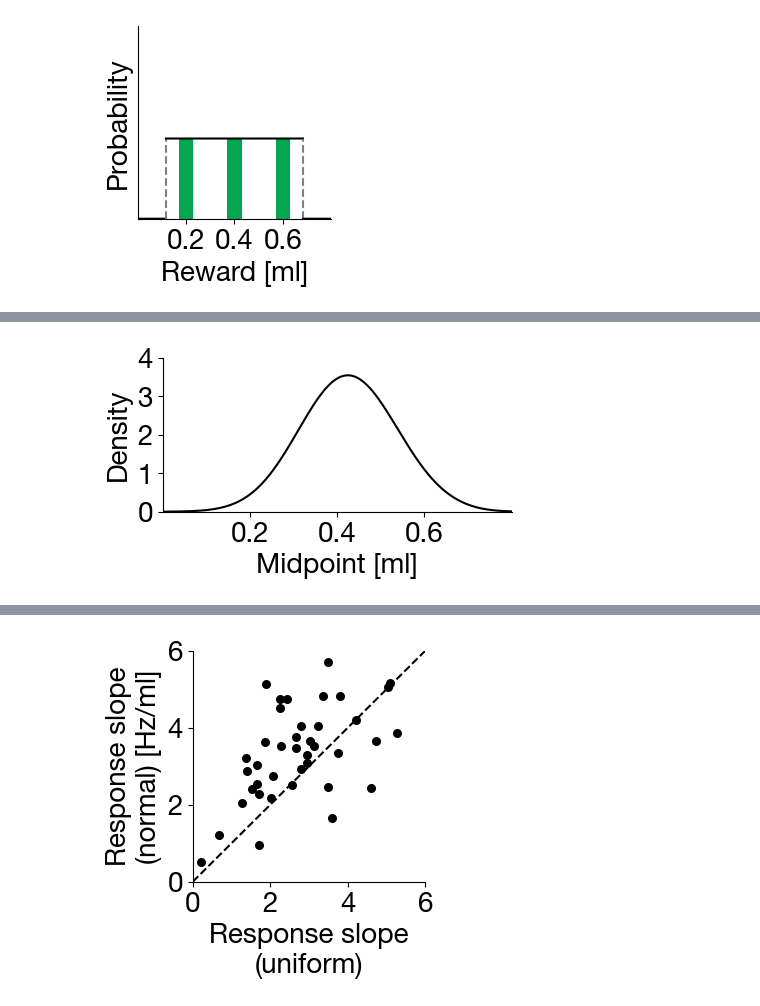
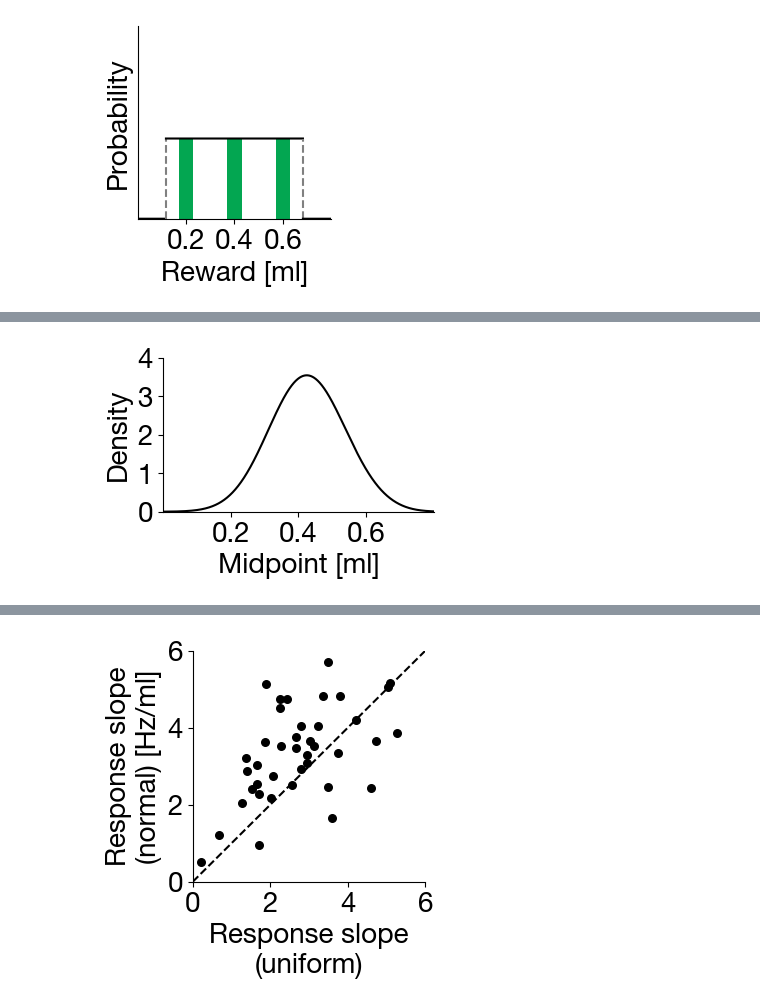
Before and after one commit to dongjae-kim/efficient-coding-dist-rl, a Jupyter notebook: figures_variable_distribution.ipynb, the cells around one changed output, grey strips where cells are left out. Saved outputs shown, nothing was run; the diff lists cells and outputs as text; code cells hidden in the pictures.

```diff
--- a/figures_variable_distribution.ipynb
+++ b/figures_variable_distribution.ipynb
@@ -512,0 +513,40 @@ plt.show()
+# %%
+%matplotlib inline
+
+plt.rcParams['font.family'] = 'Helvetica Neue'
+plt.rcParams['font.size'] = 20
+fig, ax = plt.subplots(1,1)
+
+fig.set_figwidth(3.5)
+fig.set_figheight(2)
+
+midpoints = []
+ymax = []
+for i in range(ec_unfm.N):
+    ymax.append(ec_unfm.neurons_[i][1499])
+
+ax.set_xlabel('Midpoint [ml]')
+ax.set_ylabel('Gain [Hz]')
+ax.spines['right'].set_visible(False)
+ax.spines['top'].set_visible(False)
+ax.set_xticks([.2, .4, .6])
+
+# ax.plot(ec_unfm.x, ec_unfm.d_x/ec_unfm.d_x.sum()/ec_unfm._x_gap, color='k')
+
+d_x = ec_unfm.d_x/ec_unfm.d_x.sum()/ec_unfm._x_gap
+g = ec_unfm.g_x
+ax.plot(ec_unfm.x[:ind_init], g[:ind_init], color=[0,0,0])
+
+ax.plot([ec_unfm.x[ind_init],ec_unfm.x[ind_init]], [0, g[ind_init]], '--', color='0.5')
+ax.plot(ec_unfm.x[ind_init:ind_term], g[ind_init:ind_term], color=[0,0,0])
+ax.plot([ec_unfm.x[ind_term],ec_unfm.x[ind_term]], [0, g[ind_term-1]], '--', color='0.5')
+ax.plot(ec_unfm.x[ind_term:], g[ind_term:], color=[0,0,0])
+
+ax.set_yticks(np.arange(0, 5,1))
+
+plt.ylim([0, 4])
+plt.xlim([0, 0.8])
+print(ec_norm.d_x.shape)
+fig.savefig('./figures_rothenhoefer/'+'uniform_gain_of_midpoints.png', bbox_inches="tight")
+fig.savefig('./figures_rothenhoefer/'+'uniform_gain_of_midpoints.pdf', bbox_inches="tight")
+plt.show()
@@ -518,7 +561,7 @@ plt.rcParams['font.size'] = 20
 fig, ax = plt.subplots(1,1)
 
 
-fig.set_figwidth(4.5)
+fig.set_figwidth(3.5)
 fig.set_figheight(2)
 
 midpoints=[]
@@ -530,31 +573,31 @@ for i in range(ec_norm.N):
     if not np.all(ec_norm.neurons_[i] < spon_act):
         # print(np.argmin(np.abs(ec_norm.neurons_[i] - spon_act)))
         # append midpoints that is ec_unfm.neurons_[i] is closest to spon_act
         midpoints.append(ec_norm.x[np.argmin(np.abs(ec_norm.neurons_[i] - spon_act))])
     else:
         # APPEND nothing to midpoints
         ''
 
 
 ax.set_xlabel('Midpoint [ml]')
 ax.set_ylabel('Density')
 
 ax.spines['right'].set_visible(False)
 ax.spines['top'].set_visible(False)
 ax.set_xticks([.2, .4, .6])
 
 # set clean y ticks
 ax.set_yticks(np.arange(0, 5,1))
 
 plt.ylim([0, 4])
 plt.xlim([0, 0.8])
 
 
 # normalize ec_norm.d_x so that area under curve is 1
 ax.plot(ec_norm.x, ec_norm.d_x/ec_norm.d_x.sum()/ec_norm._x_gap, color='k')
 
 fig.savefig('./figures_rothenhoefer/'+'normal_density_of_midpoints.png', bbox_inches="tight")
 fig.savefig('./figures_rothenhoefer/'+'normal_density_of_midpoints.pdf', bbox_inches="tight")
 plt.show()
 # %% [output]
-[figure, old version]
+[figure, new version]
```
Also changed, not shown: parts of 5 cells of this notebook.
